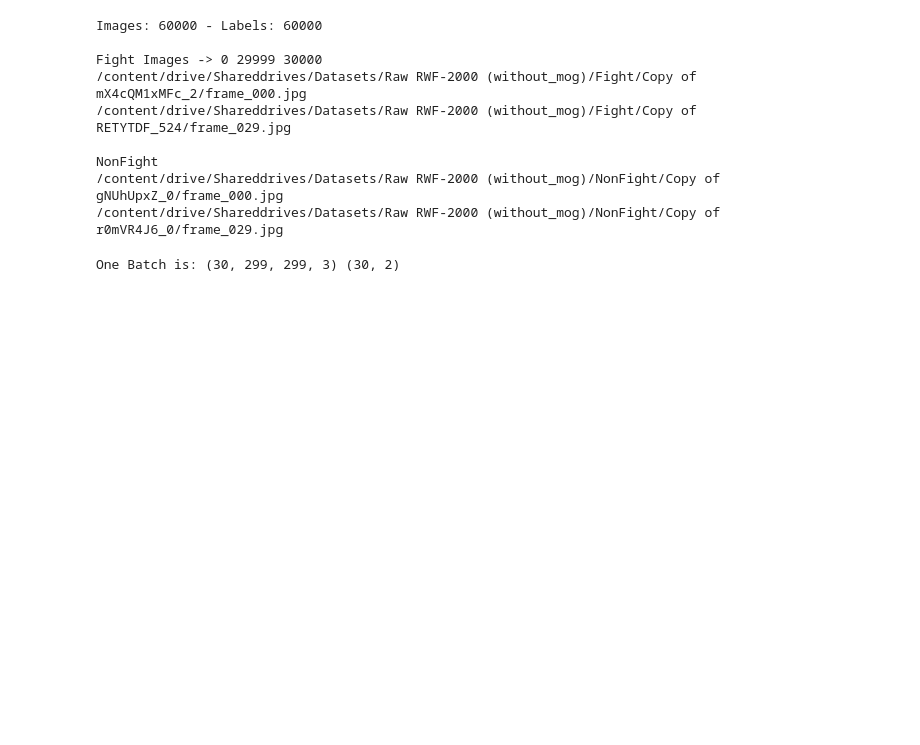
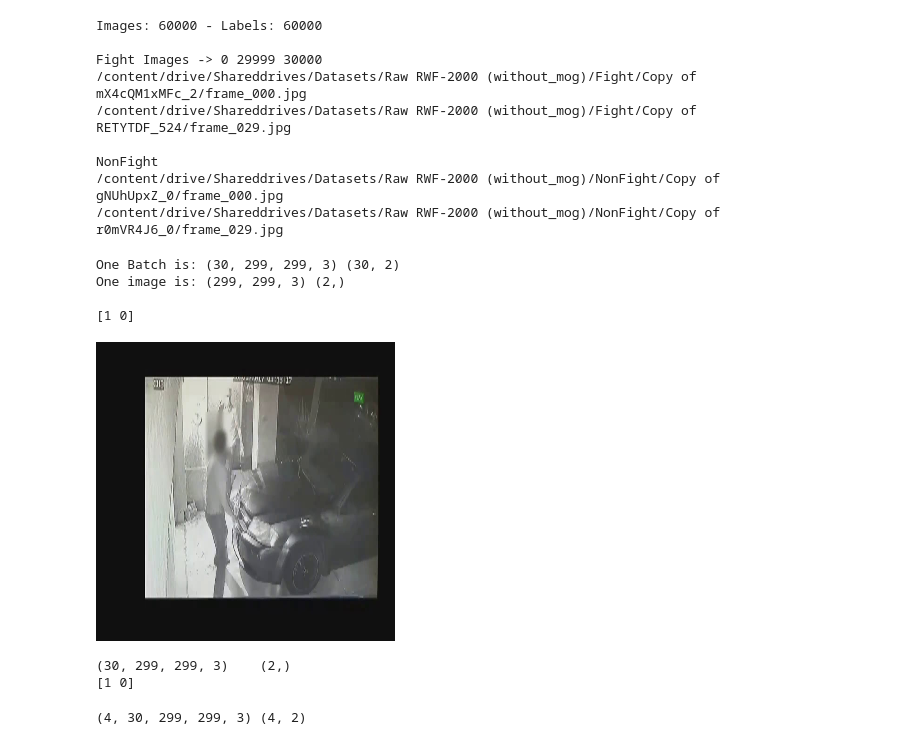
Before and after one commit to utkarshminhas/violence-detection-fyp, a Jupyter notebook: notebooks/jpg_to_tfds.ipynb, the cells around one changed output. Saved outputs shown, nothing was run; the diff lists cells and outputs as text; code cells hidden in the pictures; blank space fills up the shorter version.

```diff
--- a/notebooks/jpg_to_tfds.ipynb
+++ b/notebooks/jpg_to_tfds.ipynb
@@ -33,8 +31,6 @@ label_to_int = {
 
 fight=[1,0]
 nonFight=[0,1]
-
-batch_size = 1
 # %%
 def load_initial_data():
   labels=[]
@@ -98,15 +96,19 @@ dataset = tf_dataset(imagePaths, labels)
 # %%
 for x, y in dataset:
   x = x.numpy()
   y = y.numpy()
   print("One Batch is:",x.shape,y.shape)
 
-  # x = x[0] * 255
-  # y = y[0]
-  # print("One image is:",x.shape,y.shape,end="\n\n")
+  x = x[0] * 255
+  y = y[0]
+  print("One image is:",x.shape,y.shape,end="\n\n")
 
-  # print(y)
-  # cv2_imshow(x)
+  print(y)
+  cv2_imshow(x)
   break
 # %% [output]
 One Batch is: (30, 299, 299, 3) (30, 2)
+One image is: (299, 299, 3) (2,)
+
+[1 0]
+[figure, added]
@@ -112,0 +119,7 @@ One Batch is: (30, 299, 299, 3) (30, 2)
+# %%
+x,y=next(myGen())
+print(x.shape,"  ",y.shape)
+print(y)
+# %% [output]
+(30, 299, 299, 3)    (2,)
+[1 0]
@@ -112,0 +131,8 @@ One Batch is: (30, 299, 299, 3) (30, 2)
+# %%
+for x,y in ds:
+  x=x.numpy()
+  y=y.numpy()
+  print(x.shape,y.shape)
+  break
+# %% [output]
+(4, 30, 299, 299, 3) (4, 2)
```
Also changed, not shown: parts of 7 cells of this notebook.
